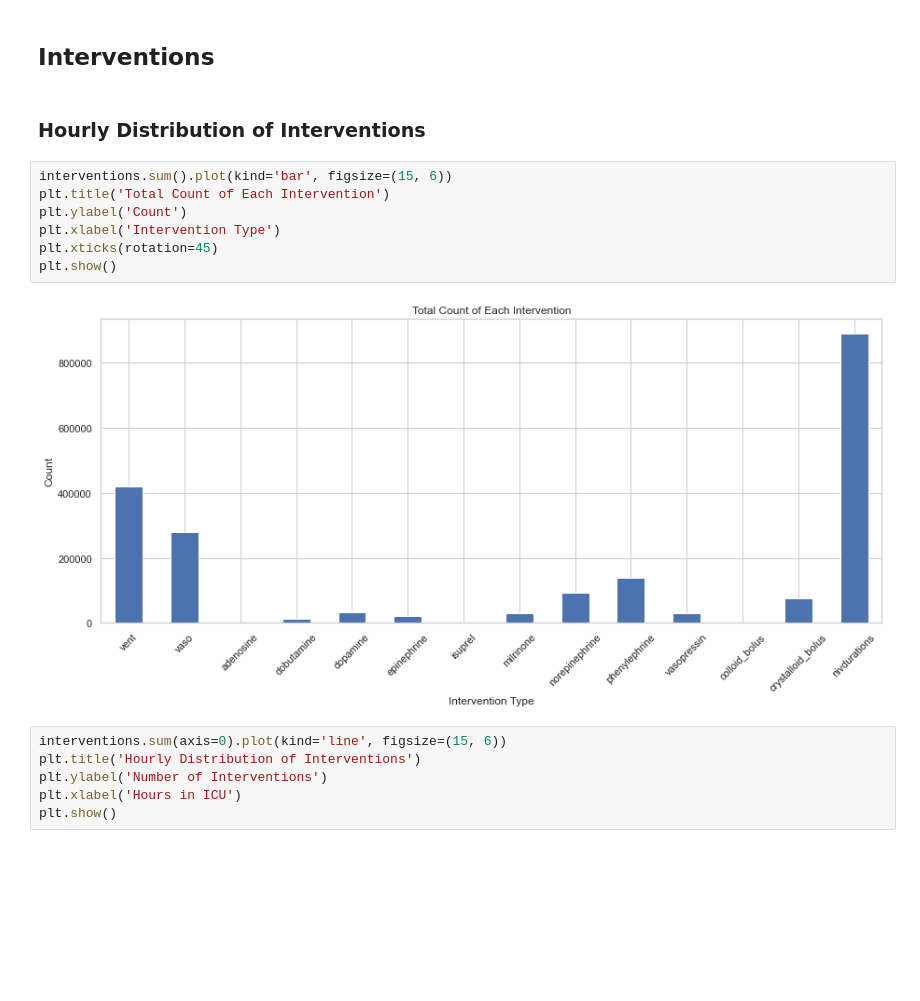
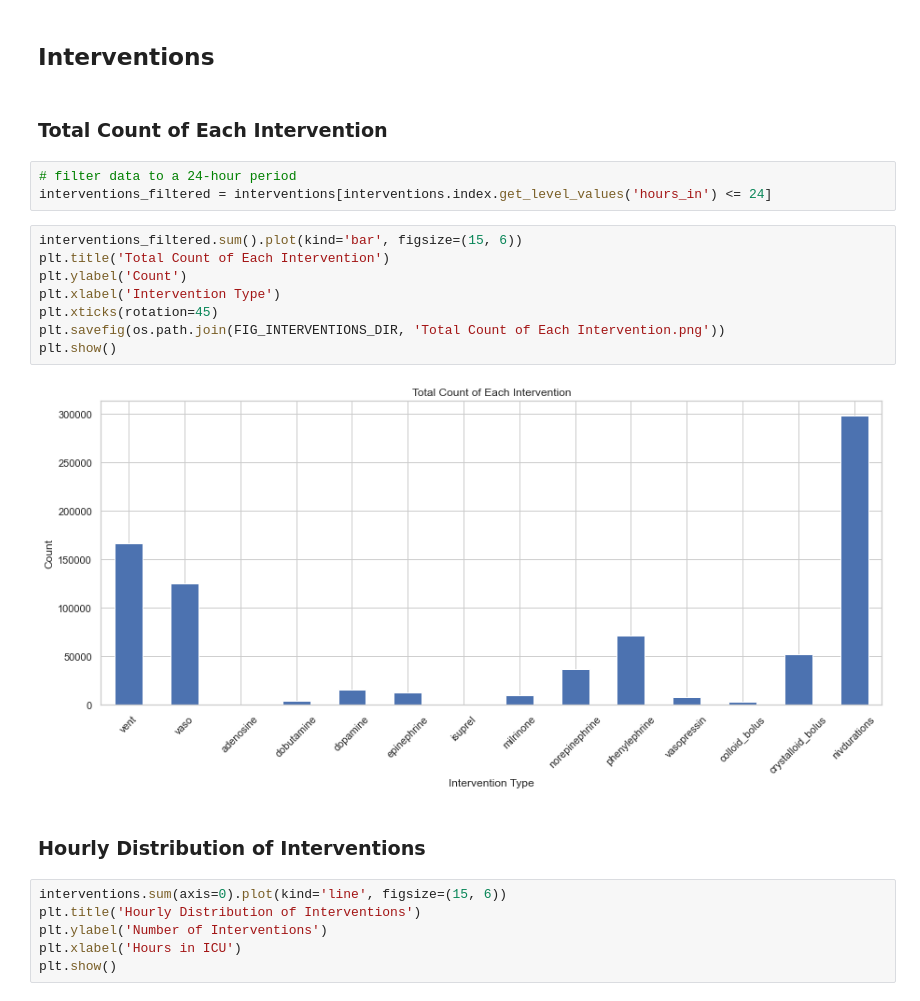
Before and after one commit to drama-404/FuzzyMedNet, a Jupyter notebook: notebooks/Exploratory Data Analysis.ipynb, the cells around one changed output. Drawn from its saved outputs; the diff is of its cells as text; blank space fills up the shorter version.

```diff
--- a/notebooks/Exploratory Data Analysis.ipynb
+++ b/notebooks/Exploratory Data Analysis.ipynb
@@ -627,16 +659,22 @@ plt.show()
 # %% [markdown]
 ## Interventions
+# %% [markdown]
+### Total Count of Each Intervention
+# %%
+# filter data to a 24-hour period
+interventions_filtered = interventions[interventions.index.get_level_values('hours_in') <= 24]
+# %%
+interventions_filtered.sum().plot(kind='bar', figsize=(15, 6))
+plt.title('Total Count of Each Intervention')
+plt.ylabel('Count')
+plt.xlabel('Intervention Type')
+plt.xticks(rotation=45)
+plt.savefig(os.path.join(FIG_INTERVENTIONS_DIR, 'Total Count of Each Intervention.png'))
+plt.show()
+# %% [output]
+[figure, added]
 # %% [markdown]
 ### Hourly Distribution of Interventions
-# %%
-interventions.sum().plot(kind='bar', figsize=(15, 6))
-plt.title('Total Count of Each Intervention')
-plt.ylabel('Count')
-plt.xlabel('Intervention Type')
-plt.xticks(rotation=45)
-plt.show()
-# %% [output]
-[figure, removed]
 # %%
 interventions.sum(axis=0).plot(kind='line', figsize=(15, 6))
 plt.title('Hourly Distribution of Interventions')
```
Also changed, not shown: parts of 18 cells of this notebook, 16 other files.
